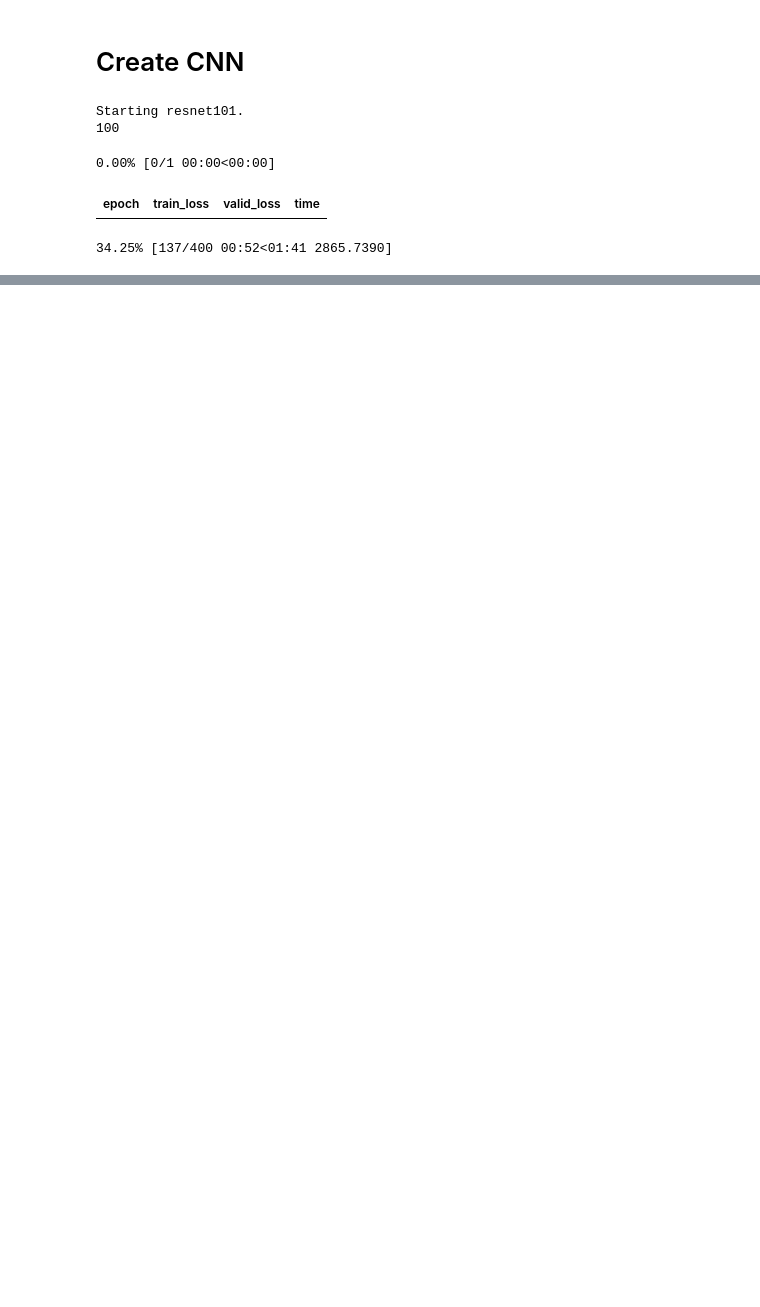
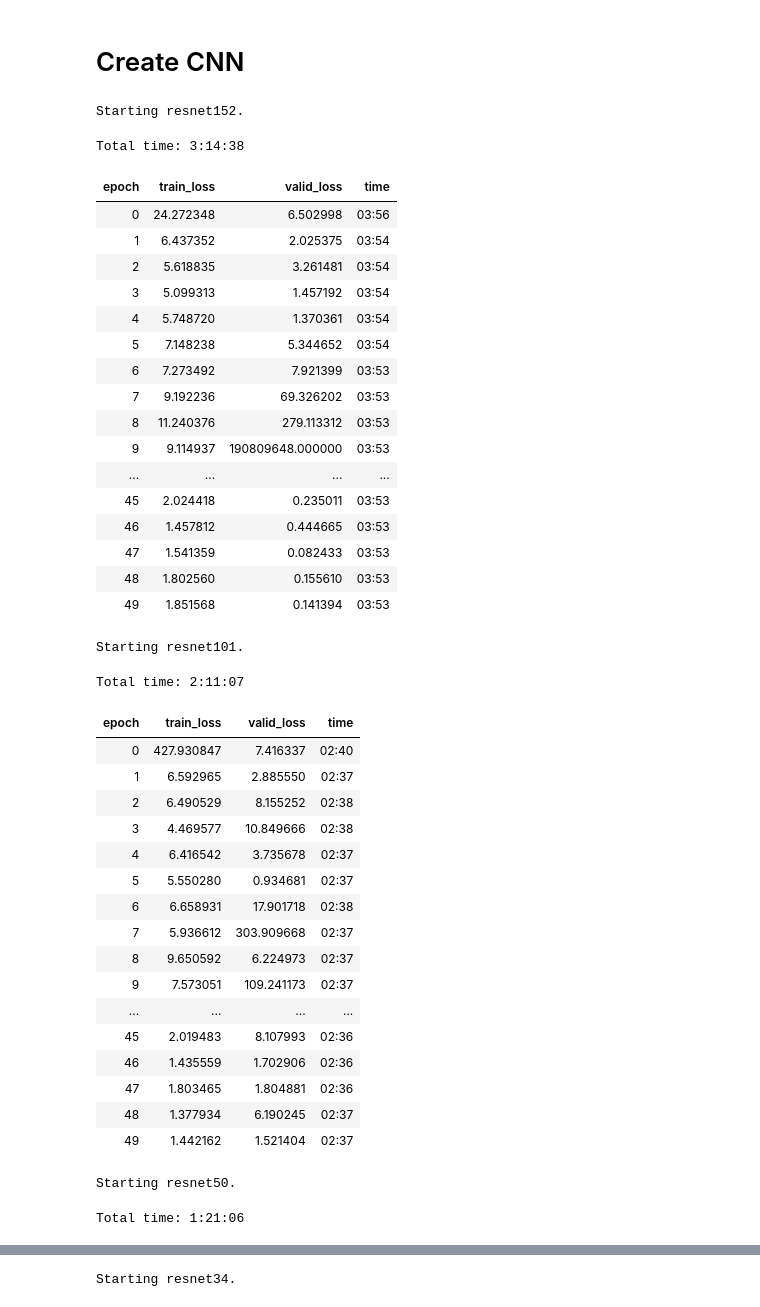
Before and after one commit to marianokamp/play, a Jupyter notebook: cams/counting_rectangles/count_rectangles_comparing_architectures.ipynb, the cells around one changed output, grey strips where cells are left out. Cells and saved outputs as stored; diff of their text form; code cells hidden in the pictures; blank space fills up the shorter version.

```diff
--- a/cams/counting_rectangles/count_rectangles_comparing_architectures.ipynb
+++ b/cams/counting_rectangles/count_rectangles_comparing_architectures.ipynb
@@ -75,27 +71,60 @@ Wall time: 2.4 s
 # %%
 runs = []
 
-for (architecture, bs) in [(models.resnet101, 100), (models.resnet50, 150), (models.resnet34, 260), (models.resnet18, 380)]:
-    runs += [(1, 5e-2, 384, bs, architecture,  str(architecture).split()[1])]
+for (epochs, architecture, bs) in [(50, models.resnet152, 70),(50, models.resnet101, 100), (50, models.resnet50, 150), (50, models.resnet34, 260), (50, models.resnet18, 380)]:
+    runs += [(epochs, 4e-2, 384, bs, architecture,  str(architecture).split()[1])]
 
 losses = []
-#runs = [] # Skip for now
+
 for (epochs, lr, size, bs, architecture,  label) in runs:
     print(f'Starting {label}.')
-    #data_bunch = ImageDataBunch.from_lists(path='.',fnames=fn_list, labels=label_list,
-    #                                       bs=bs, size=size, ds_tfms=tfms).normalize(imagenet_stats)
     data_bunch = ll.databunch(bs=bs)
-    print(bs)
     data_bunch = data_bunch.normalize(imagenet_stats)
-    model = cnn_learner(data_bunch, architecture)
-    model.fit_one_cycle(epochs, slice(lr))
+    model = cnn_learner(data_bunch, architecture, ps=0, true_wd = False, bn_wd = False, callback_fns=[CSVLogger])
+    model.fit_one_cycle(epochs, slice(lr), wd=0)
     model.recorder.plot_losses()
     plt.yscale('log')
-    plt.title(table)
+    plt.title(label)
     losses += [(label, model.recorder.losses, model.recorder.val_losses)]
+    model.save(label)
 # %% [output]
-Starting resnet101.
-100
+Starting resnet152.
-0.00% [0/1 00:00<00:00]
+Total time: 3:14:38
 | epoch | train_loss | valid_loss | time |
+| 0 | 24.272348 | 6.502998 | 03:56 |
+| 1 | 6.437352 | 2.025375 | 03:54 |
+| 2 | 5.618835 | 3.261481 | 03:54 |
+| 3 | 5.099313 | 1.457192 | 03:54 |
+| 4 | 5.748720 | 1.370361 | 03:54 |
+| 5 | 7.148238 | 5.344652 | 03:54 |
+| 6 | 7.273492 | 7.921399 | 03:53 |
+| 7 | 9.192236 | 69.326202 | 03:53 |
+| 8 | 11.240376 | 279.113312 | 03:53 |
+| 9 | 9.114937 | 190809648.000000 | 03:53 |
+| ... | ... | ... | ... |
+| 45 | 2.024418 | 0.235011 | 03:53 |
+| 46 | 1.457812 | 0.444665 | 03:53 |
+| 47 | 1.541359 | 0.082433 | 03:53 |
+| 48 | 1.802560 | 0.155610 | 03:53 |
+| 49 | 1.851568 | 0.141394 | 03:53 |
-34.25% [137/400 00:52<01:41 2865.7390]
+Starting resnet101.
+Total time: 2:11:07
+| epoch | train_loss | valid_loss | time |
+| 0 | 427.930847 | 7.416337 | 02:40 |
+| 1 | 6.592965 | 2.885550 | 02:37 |
+| 2 | 6.490529 | 8.155252 | 02:38 |
+| 3 | 4.469577 | 10.849666 | 02:38 |
+| 4 | 6.416542 | 3.735678 | 02:37 |
+| 5 | 5.550280 | 0.934681 | 02:37 |
+| 6 | 6.658931 | 17.901718 | 02:38 |
+| 7 | 5.936612 | 303.909668 | 02:37 |
+| 8 | 9.650592 | 6.224973 | 02:37 |
+| 9 | 7.573051 | 109.241173 | 02:37 |
+| ... | ... | ... | ... |
+| 45 | 2.019483 | 8.107993 | 02:36 |
+| 46 | 1.435559 | 1.702906 | 02:36 |
+| 47 | 1.803465 | 1.804881 | 02:36 |
+| 48 | 1.377934 | 6.190245 | 02:37 |
+| 49 | 1.442162 | 1.521404 | 02:37 |
+Starting resnet50.
+Total time: 1:21:06
@@ -101,0 +148 @@ Starting resnet101.
+Starting resnet34.
```
Also changed, not shown: parts of 9 cells of this notebook.
